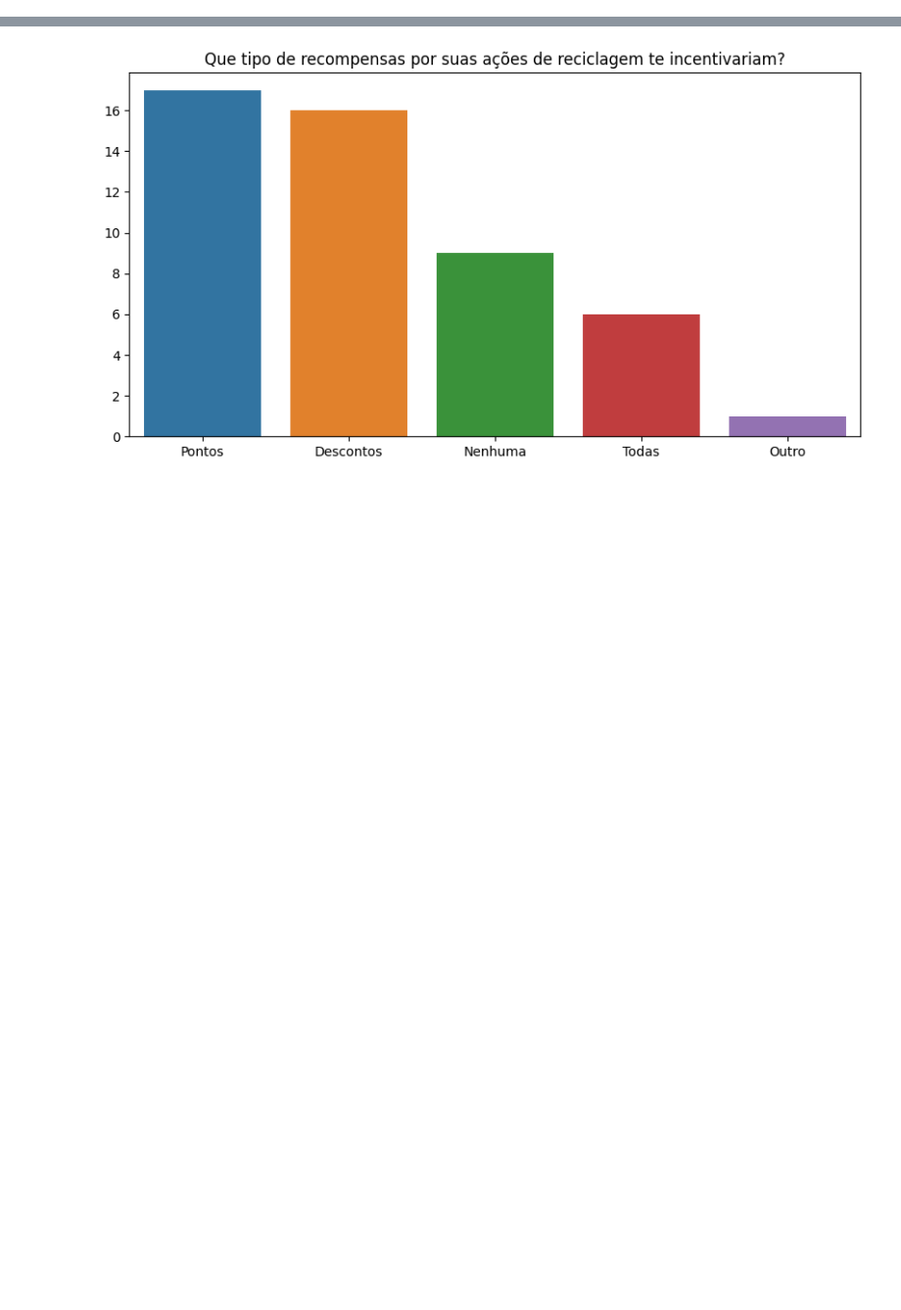
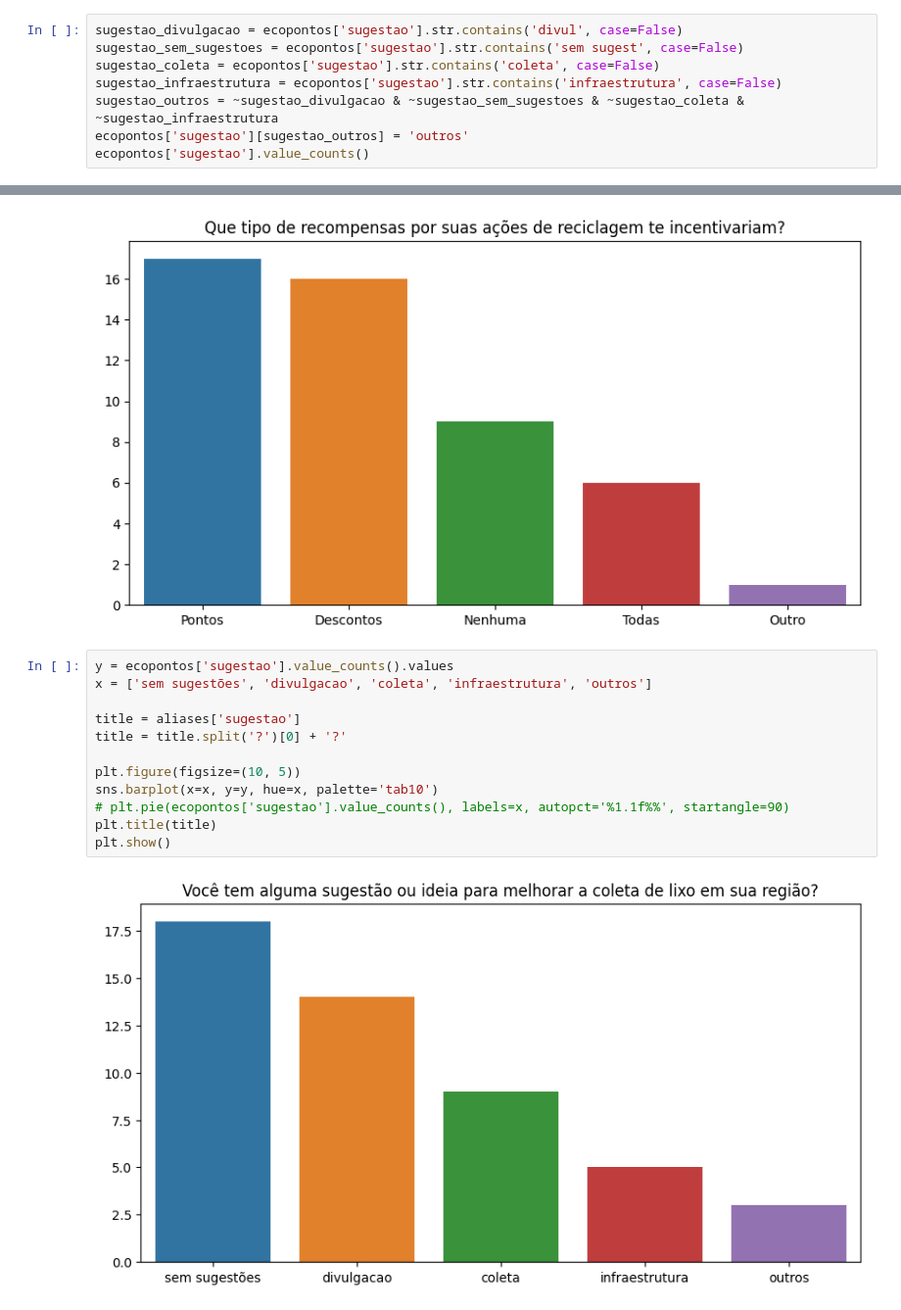
Before and after one commit to Igorjr19/projeto-analise-exploratoria, a Jupyter notebook: aed_ecopontos.ipynb, the cells around one changed output, grey strips where cells are left out. Shown at 98% size. Saved outputs shown, nothing was run; the diff lists cells and outputs as text; blank space fills up the shorter version.

Commit message:
Análise da questão sobre sugestões e plot do gráfico dos resultados

```diff
--- a/aed_ecopontos.ipynb
+++ b/aed_ecopontos.ipynb
@@ -1021,0 +1088,8 @@ ecopontos['recompensas'][recompensas_outros] = 'outro'
+# %%
+sugestao_divulgacao = ecopontos['sugestao'].str.contains('divul', case=False)
+sugestao_sem_sugestoes = ecopontos['sugestao'].str.contains('sem sugest', case=False)
+sugestao_coleta = ecopontos['sugestao'].str.contains('coleta', case=False)
+sugestao_infraestrutura = ecopontos['sugestao'].str.contains('infraestrutura', case=False)
+sugestao_outros = ~sugestao_divulgacao & ~sugestao_sem_sugestoes & ~sugestao_coleta & ~sugestao_infraestrutura
+ecopontos['sugestao'][sugestao_outros] = 'outros'
+ecopontos['sugestao'].value_counts()
@@ -1256,3 +1338,17 @@ plt.title(title)
 plt.show()
 # %% [output]
 [figure]
+# %%
+y = ecopontos['sugestao'].value_counts().values
+x = ['sem sugestões', 'divulgacao', 'coleta', 'infraestrutura', 'outros']
+
+title = aliases['sugestao']
+title = title.split('?')[0] + '?'
+
+plt.figure(figsize=(10, 5))
+sns.barplot(x=x, y=y, hue=x, palette='tab10')
+# plt.pie(ecopontos['sugestao'].value_counts(), labels=x, autopct='%1.1f%%', startangle=90)
+plt.title(title)
+plt.show()
+# %% [output]
+[figure, added]
```
Also changed, not shown: parts of 3 cells of this notebook.
